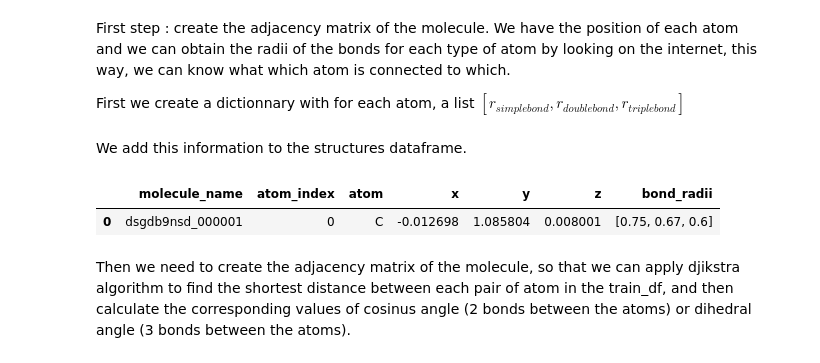
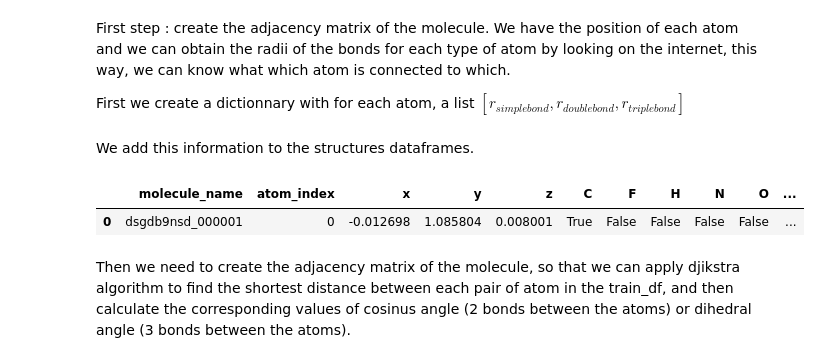
Before and after one commit to gauthavite/MolecularGNN, a Jupyter notebook: make_angle_dataframe.ipynb, the cells around one changed output. Saved outputs shown, nothing was run; the diff lists cells and outputs as text; code cells hidden in the pictures.

```diff
--- a/make_angle_dataframe.ipynb
+++ b/make_angle_dataframe.ipynb
@@ -9,10 +9,13 @@ import numpy as np
 import pandas as pd
 from tqdm import tqdm
 import networkx as nx
+
+FOLDER_DIR = './preprocessed/'
 # %%
-train_df = pd.read_csv('champs-scalar-coupling/train.csv')
-test_df = pd.read_csv('champs-scalar-coupling/test.csv')
-structures_df = pd.read_csv('champs-scalar-coupling/structures.csv')
+train_df = pd.read_csv(os.path.join(FOLDER_DIR, 'train_df.csv'))
+test_df = pd.read_csv(os.path.join(FOLDER_DIR, 'test_df.csv'))
+train_structures_df = pd.read_csv(os.path.join(FOLDER_DIR, 'train_structures_df.csv'))
+test_structures_df = pd.read_csv(os.path.join(FOLDER_DIR, 'test_structures_df.csv'))
 # %%
 train_df.head(1)
 # %% [output]
@@ -50,13 +37,17 @@ bond_radii = {'H': np.array([0.32, np.NaN, np.NaN]),
                 'N': np.array([.71, .60, .54]),
                 'F': np.array([.64, .59, .53])}
 # %% [markdown]
-We add this information to the structures dataframe.
+We add this information to the structures dataframes.
 # %%
-structures_df['bond_radii'] = [bond_radii[atom] for atom in structures_df['atom'].values]
-structures_df.head(1)
+train_structures_df['atom'] = train_structures_df[['C', 'H', 'O', 'N', 'F']].idxmax(axis=1)
+test_structures_df['atom'] = test_structures_df[['C', 'H', 'O', 'N', 'F']].idxmax(axis=1)
+
+train_structures_df['bond_radii'] = [bond_radii[atom] for atom in train_structures_df['atom'].values]
+test_structures_df['bond_radii'] = [bond_radii[atom] for atom in test_structures_df['atom'].values]
+train_structures_df.head(1)
 # %% [output]
-|  | molecule_name | atom_index | atom | x | y | z | bond_radii |
-| 0 | dsgdb9nsd_000001 | 0 | C | -0.012698 | 1.085804 | 0.008001 | [0.75, 0.67, 0.6] |
+|  | molecule_name | atom_index | x | y | z | C | F | H | N | O | ... |
+| 0 | dsgdb9nsd_000001 | 0 | -0.012698 | 1.085804 | 0.008001 | True | False | False | False | False | ... |
 # %% [markdown]
 Then we need to create the adjacency matrix of the molecule, so that we can apply djikstra algorithm to find the shortest distance between each pair of atom in the train_df, and then calculate the corresponding values of cosinus angle (2 bonds between the atoms) or dihedral angle (3 bonds between the atoms).
 # %% [markdown]
```
Also changed, not shown: parts of 5 cells of this notebook, 3 other files.
